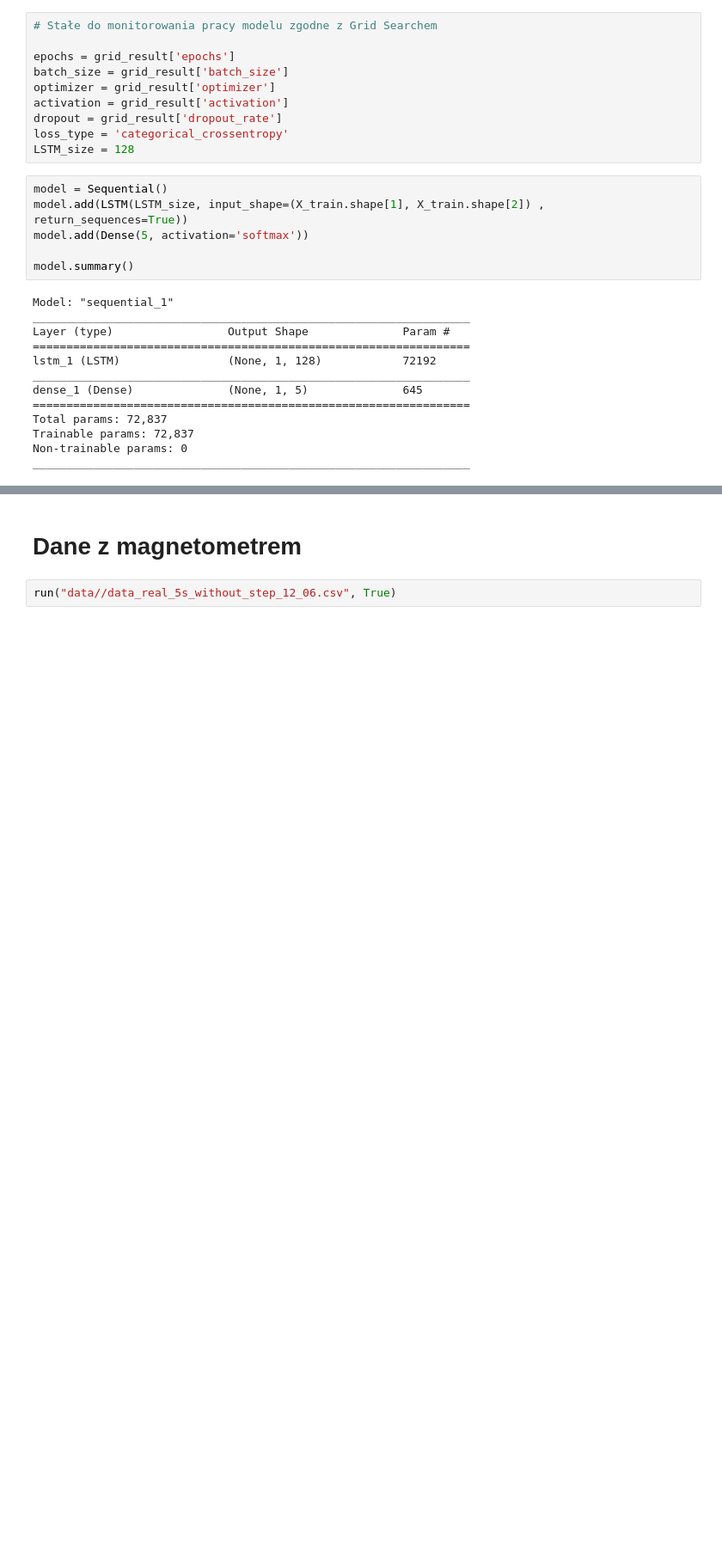
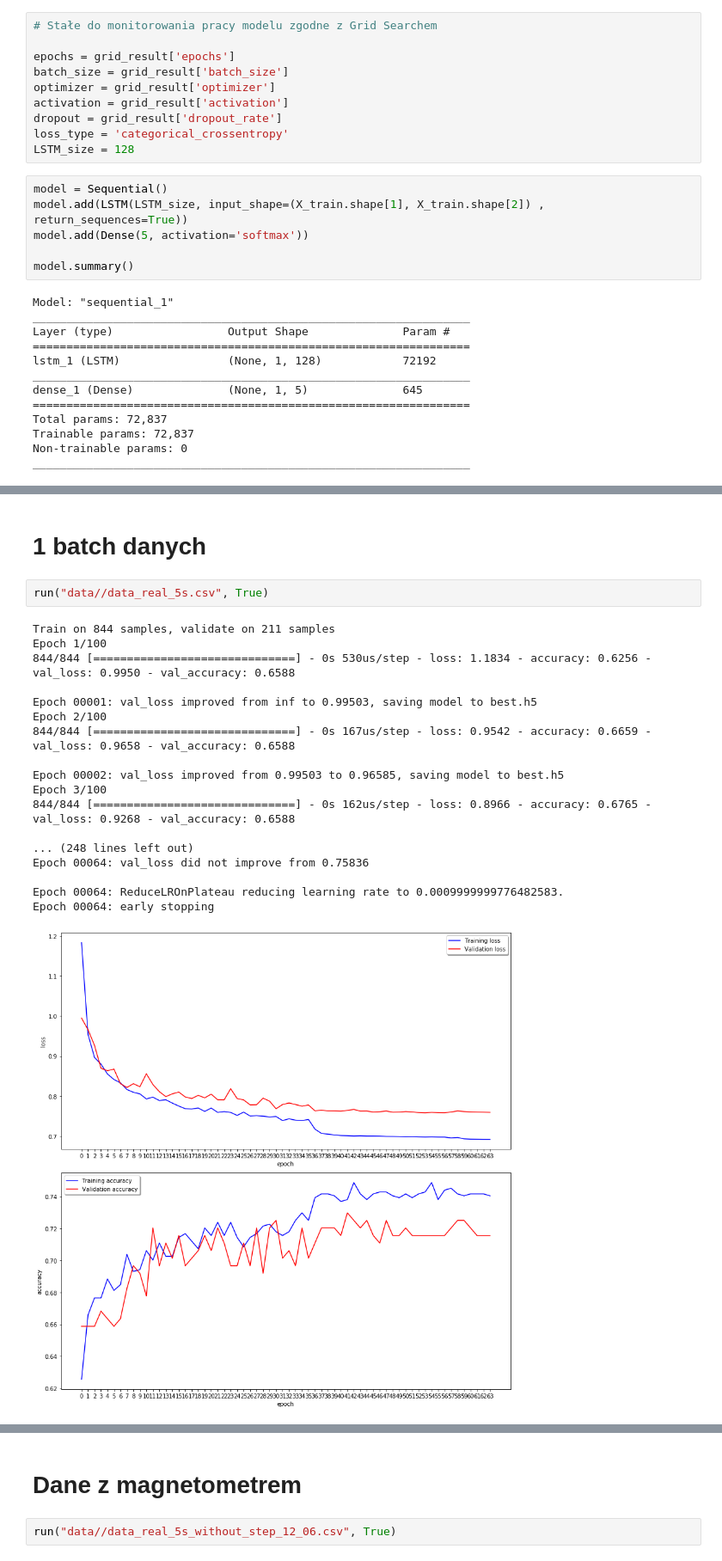
Before and after one commit to Torak28/Auto-Tag, a Jupyter notebook: LSTM_v5.ipynb, the cells around one changed output, grey strips where cells are left out. Shown at 86% size. Saved outputs shown, nothing was run; the diff lists cells and outputs as text; blank space fills up the shorter version.

```diff
--- a/LSTM_v5.ipynb
+++ b/LSTM_v5.ipynb
@@ -750,3 +665,26 @@ def run(link, mag, target=False):
     model.add(Dense(5, activation='softmax'))
 
     comp(model, X_train, y_train, X_test, y_test, target)
+# %% [markdown]
+# 1 batch danych
+# %%
+run("data//data_real_5s.csv", True)
+# %% [output]
+Train on 844 samples, validate on 211 samples
+Epoch 1/100
+844/844 [==============================] - 0s 530us/step - loss: 1.1834 - accuracy: 0.6256 - val_loss: 0.9950 - val_accuracy: 0.6588
+
+Epoch 00001: val_loss improved from inf to 0.99503, saving model to best.h5
+Epoch 2/100
+844/844 [==============================] - 0s 167us/step - loss: 0.9542 - accuracy: 0.6659 - val_loss: 0.9658 - val_accuracy: 0.6588
+
+Epoch 00002: val_loss improved from 0.99503 to 0.96585, saving model to best.h5
+Epoch 3/100
+844/844 [==============================] - 0s 162us/step - loss: 0.8966 - accuracy: 0.6765 - val_loss: 0.9268 - val_accuracy: 0.6588
+
+... (248 lines left out)
+Epoch 00064: val_loss did not improve from 0.75836
+
+Epoch 00064: ReduceLROnPlateau reducing learning rate to 0.0009999999776482583.
+Epoch 00064: early stopping
+[figure, added]
```
Also changed, not shown: parts of 27 cells of this notebook.
